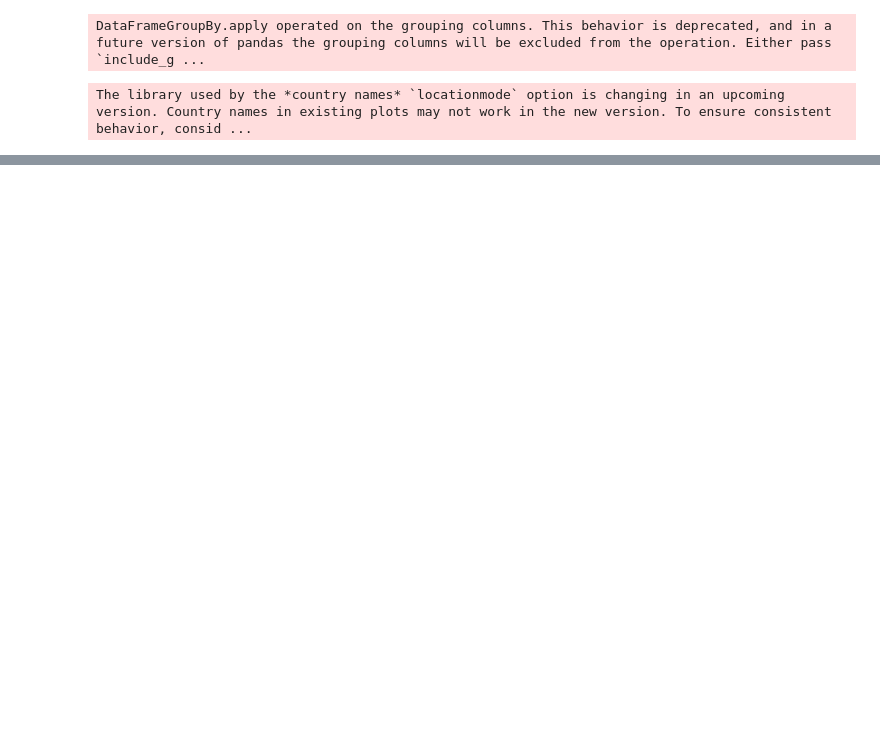
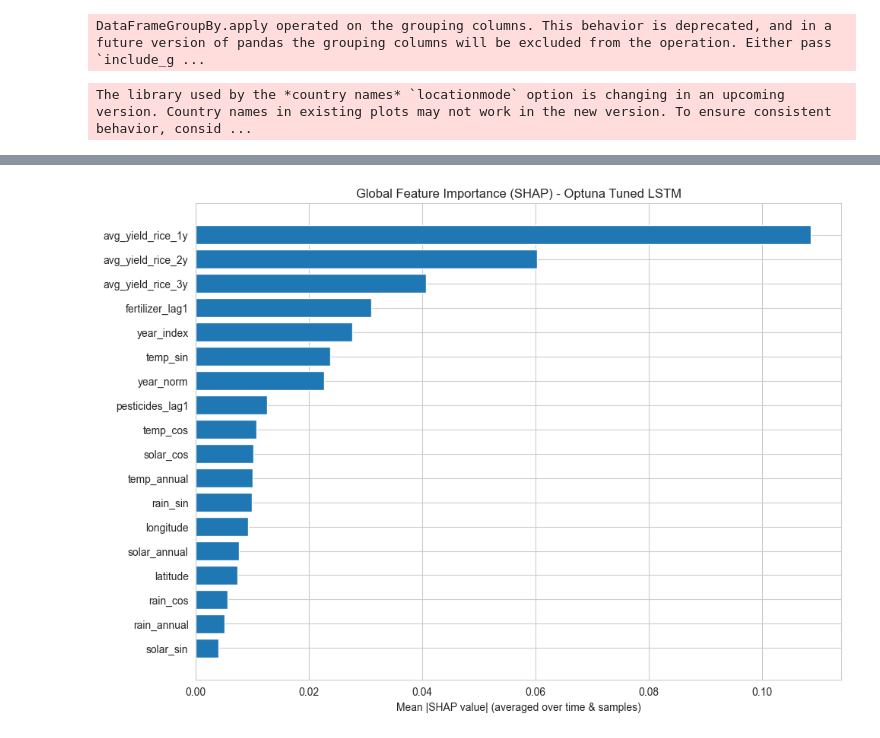
Before and after one commit to pavinpp/ML_project, a Jupyter notebook: Part_5_Model_LSTM.ipynb, the cells around one changed output, grey strips where cells are left out. Saved outputs shown, nothing was run; the diff lists cells and outputs as text; code cells hidden in the pictures; blank space fills up the shorter version.

```diff
--- a/Part_5_Model_LSTM.ipynb
+++ b/Part_5_Model_LSTM.ipynb
@@ -1954,0 +1951,63 @@ Testing feature: year_index
+# %%
+
+import shap
+import numpy as np
+import torch
+import matplotlib.pyplot as plt
+
+final_model.eval()
+
+def collect_X(loader, n_samples=256):
+    X_list = []
+    for X_b, _ in loader:
+        X_list.append(X_b)
+        if sum(x.shape[0] for x in X_list) >= n_samples:
+            break
+    return torch.cat(X_list, dim=0)[:n_samples]
+
+# Background + explain set
+background_X = collect_X(train_loader_opt, n_samples=128).to(device).float()
+explain_X_all = collect_X(test_loader_opt, n_samples=256).to(device).float()
+
+# Build explainer once
+explainer = shap.DeepExplainer(final_model, background_X)
+
+N_EXPLAIN = 200
+shap_list = []
+
+for i in range(N_EXPLAIN):
+    x1 = explain_X_all[i:i+1]  # (1, T, F)
+    sv = explainer.shap_values(x1, check_additivity=False)[0]
+
+
+    sv = np.array(sv)
+    if sv.ndim == 3 and sv.shape[-1] == 1:
+        sv = sv[..., 0]
+    if sv.ndim == 3 and sv.shape[0] == 1:
+        sv = sv[0]
+
+    shap_list.append(sv)
+
+shap_vals = np.stack(shap_list, axis=0)
+
+print("Final stacked SHAP shape:", shap_vals.shape)
+print("Num features:", len(feature_cols_opt))
+
+# ---- Global importance across time + samples ----
+global_imp = np.abs(shap_vals).mean(axis=(0, 1))
+order = np.argsort(global_imp)[::-1]
+sorted_names = [feature_cols_opt[i] for i in order]
+sorted_vals  = global_imp[order]
+
+print("\nGlobal SHAP Feature Importance (ranked):")
+for n, v in zip(sorted_names, sorted_vals):
+    print(f"{n:25s}  {v:.6f}")
+
+# Plot ALL features
+plt.figure(figsize=(10, max(6, 0.4 * len(sorted_names))))
+plt.barh(sorted_names[::-1], sorted_vals[::-1])
+plt.xlabel("Mean |SHAP value| (averaged over time & samples)")
+plt.title("Global Feature Importance (SHAP) - Optuna Tuned LSTM")
+plt.tight_layout()
+plt.show()
+# %% [output]
@@ -1954,0 +2031 @@ Testing feature: year_index
+[figure, added]
```
Also changed, not shown: parts of 14 cells of this notebook, 7 other files.
